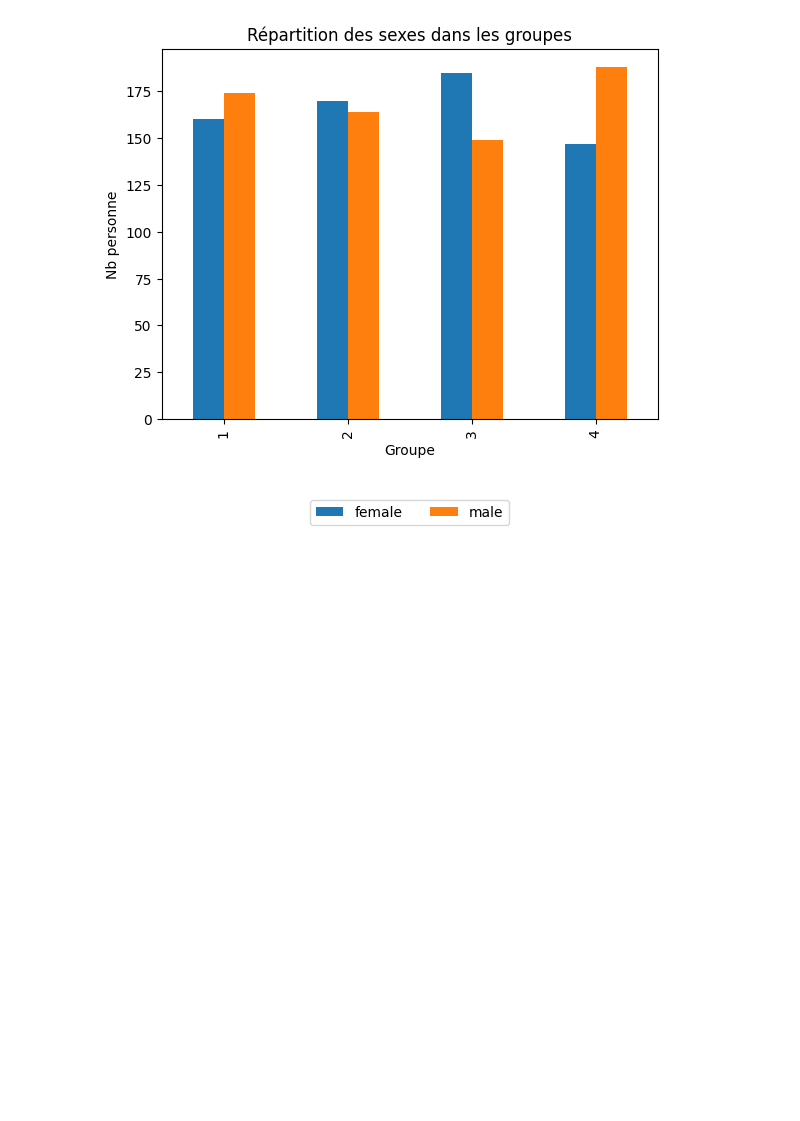
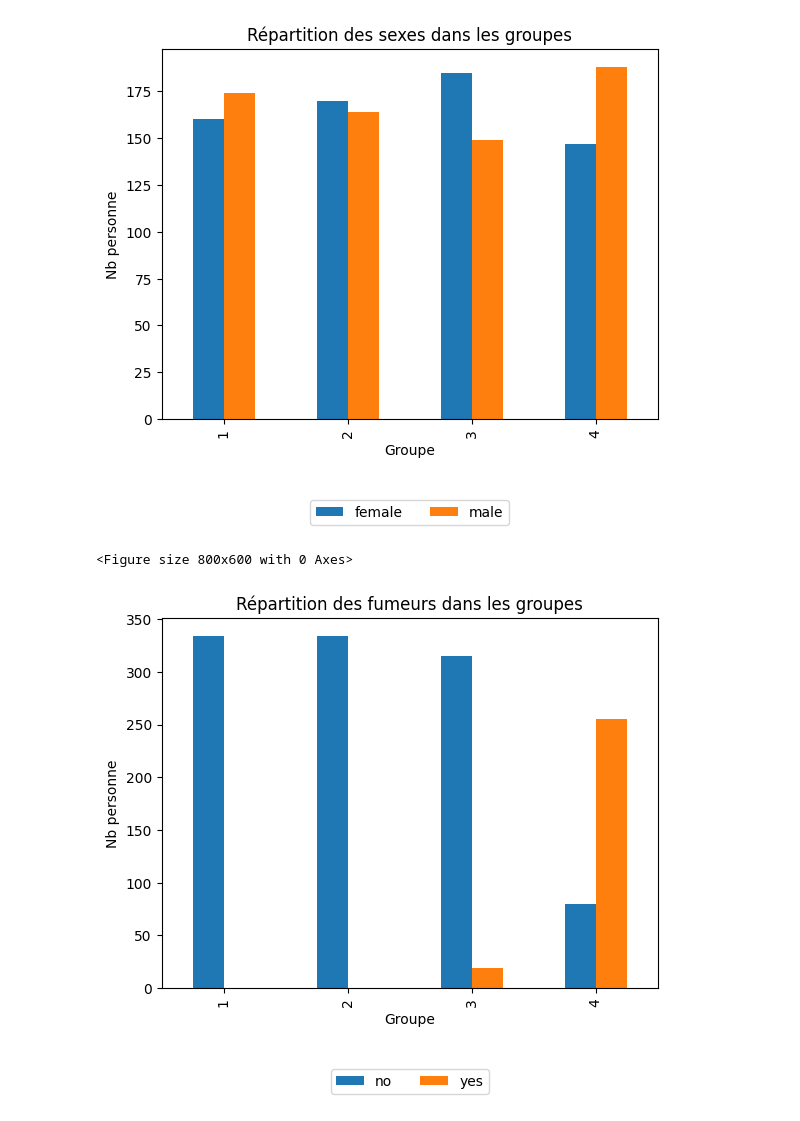
Before and after one commit to ChristianPRO1982/insurance_premium_SC, a Jupyter notebook: chris.ipynb, the cells around one changed output. Saved outputs shown, nothing was run; the diff lists cells and outputs as text; code cells hidden in the pictures; blank space fills up the shorter version.

```diff
--- a/chris.ipynb
+++ b/chris.ipynb
@@ -3,7 +3,8 @@ import pandas as pd
 import matplotlib.pyplot as plt
 import numpy as np
 
-df = pd.read_csv("données sans doublon.csv")
+df_original = pd.read_csv("données sans doublon.csv")
+df = df_original[['age', 'sex', 'bmi', 'children', 'smoker', 'region', 'charges']]
 
 display(df)
 # %% [output]
@@ -180,0 +93,6 @@ See the caveats in the documentation: https://pandas.pydata.org/pandas-docs/stab
+# %%
+df_group = df[['age', 'sex', 'bmi', 'children', 'smoker', 'region', 'charges']]
+
+df_group['group'] = np.where(df_group['charges'] < 4746.344000, '1',
+                             np.where(df_group['charges'] < 9386.161300, '2',
+                             np.where(df_group['charges'] < 16657.717450, '3', '4')))
@@ -225,3 +287,24 @@ plt.show()
 # %% [output]
 <Figure size 800x600 with 0 Axes>
 [figure]
+# %%
+df_graph = pd.DataFrame(df_smoker)
+
+# Création d'un graphique à barres à partir du DataFrame
+plt.figure(figsize=(8, 6))  # Définit la taille de la figure
+
+df_graph.plot(x='group', y=['no', 'yes'], kind='bar')
+
+# Ajouter des labels et un titre
+plt.xlabel('Groupe')
+plt.ylabel('Nb personne')
+plt.title('Répartition des fumeurs dans les groupes')
+
+# Afficher la légende en dessous du graphique
+plt.legend(loc='upper center', bbox_to_anchor=(0.5, -0.2), ncol=2)
+
+# Afficher le graphique
+plt.show()
+# %% [output]
+<Figure size 800x600 with 0 Axes>
+[figure, added]
```
Also changed, not shown: parts of 18 cells of this notebook.
